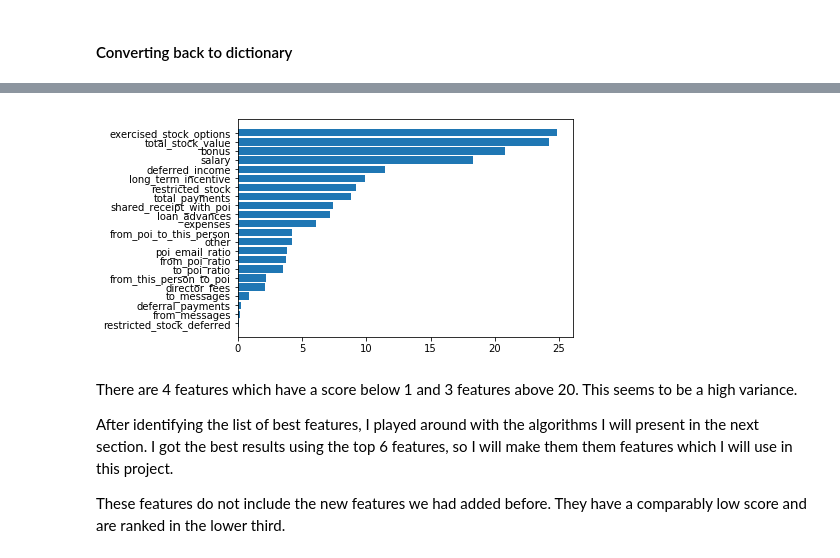
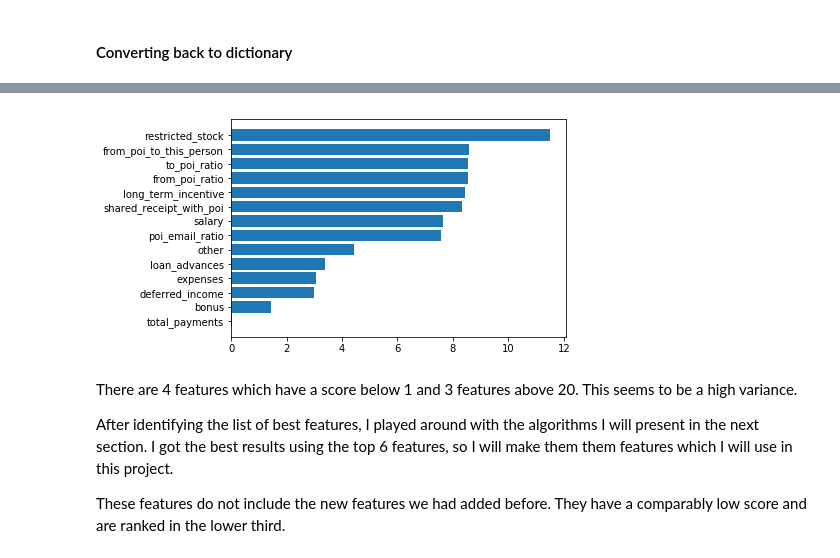
Before and after one commit to Laura-O/UDA-P1, a Jupyter notebook: Project_5/Enron POI detection.ipynb, the cells around one changed output, grey strips where cells are left out. Saved outputs shown, nothing was run; the diff lists cells and outputs as text; code cells hidden in the pictures.

```diff
--- a/Project_5/Enron POI detection.ipynb
+++ b/Project_5/Enron POI detection.ipynb
@@ -37,6 +40,10 @@ financial_features = ['salary', 'deferral_payments', 'total_payments',
                 'deferred_income', 'total_stock_value', 'expenses',
                 'exercised_stock_options', 'other', 'long_term_incentive',
                 'restricted_stock', 'director_fees']
+
+email_features = ['to_messages', 'shared_receipt_with_poi',
+                  'from_messages', 'from_this_person_to_poi',
+                  'from_poi_to_this_person']
 # %% [markdown]
 ### Data overview
 # %%
@@ -106,7 +115,11 @@ enron_df = enron_df.drop("THE TRAVEL AGENCY IN THE PARK", 0)
 enron_df = enron_df.drop("TOTAL", 0)
 enron_df = enron_df.drop('email_address', 1)
 
+enron_df[email_features] = enron_df[email_features].fillna(enron_df[email_features].median())
 enron_df[financial_features] = enron_df[financial_features].fillna(0)
+
+for f in financial_features:
+    enron_df[f] = np.log1p(abs(enron_df[f]))
 # %% [markdown]
 I will creater another plot of the features 'bonus' and 'total payments' to visualize the effect of the replaced outliers.
 # %%
@@ -125,6 +138,9 @@ There are still two entries which have a very high amount of bonus or total paym
 # %%
 enron_df[financial_features] = enron_df[financial_features].fillna(0)
 enron_df = enron_df.fillna(enron_df.median().to_dict())
+# %%
+for f in financial_features:
+    enron_df[f] = np.log1p(abs(enron_df[f]))
 # %% [markdown]
 ## Create new features
 
@@ -195,30 +213,84 @@ For a better overview, I will also plot the results.
 ### Task 4: Try a varity of classifiers
 ### Please name your classifier clf for easy export below.
 ### Note that if you want to do PCA or other multi-stage operations,
-### you'll need to use Pipelines. For more info:
+### you'll need to use Pipelines. For more info:in
 ### http://scikit-learn.org/stable/modules/pipeline.html
 from sklearn.metrics import accuracy_score
 from sklearn.metrics import precision_score
 from sklearn.metrics import recall_score
 from sklearn.preprocessing import MinMaxScaler
+from sklearn.feature_selection import SelectKBest, f_classif
 from sklearn.cross_validation import train_test_split
+from pprint import pprint
 
 features_train, features_test, labels_train, labels_test = \
 train_test_split(features, labels, test_size=0.3, random_state=42)
 
-## SelectKBest
-from sklearn.feature_selection import SelectKBest, f_classif
-k = 20
-selector = SelectKBest(f_classif, k=k).fit(features, labels)
-scores = selector.scores_
-unsorted_pairs = zip(features_list[1:], scores)
-sorted_pairs = list(sorted(unsorted_pairs, key=lambda x: x[1]))
-k_features, k_scores = map(list, zip(*sorted_pairs))
-ind = np.arange(len(k_scores))
+from sklearn.model_selection import StratifiedShuffleSplit
+from pprint import pprint
+# For sklearn 0.17 or older
+# splits = StratifiedShuffleSplit(labels, n_iter = 1000, random_state=42)
 
-print(sorted_pairs)
+sss = StratifiedShuffleSplit(n_splits = 1000, random_state=42)
 
-plt.barh(ind, k_scores)
-plt.yticks(ind, k_features)
+k = 5 # Change this to the number of features to use.
+
+# We will include all the features into variable best_features, then group by their
+# occurrences.
+features_scores = {}
+
+# For sklearn 0.17 or older
+# for i_train, i_test in splits:
+
+for i_train, i_test in sss.split(features, labels):
+    features_train, features_test = [features[i] for i in i_train], [features[i] for i in i_test]
+    labels_train, labels_test = [labels[i] for i in i_train], [labels[i] for i in i_test]
+
+    # fit selector to training set
+    selector = SelectKBest(k = k)
+    selector.fit(features_train, labels_train)
+
+    # Get scores of each feature:
+    sel_features = np.array(features_list[1:])[selector.get_support()]
+    sel_list = []
+    for i in range(len(sel_features)):
+        sel_list.append([sel_features[i], selector.scores_[i],selector.pvalues_[i]])
+
+    # Fill to feature_scores dictionary
+    for feat, score, pvalue in sel_list:
+        if feat not in features_scores:
+            features_scores[feat] = {'scores': [], 'pvalues': []}
+        features_scores[feat]['scores'].append(score)
+        features_scores[feat]['pvalues'].append(pvalue)
+
+# Average scores and pvalues of each feature
+features_scores_l = [] # tuple of feature name, avg scores, avg pvalues
+for feat in features_scores:
+    features_scores_l.append((
+        feat,
+        np.mean(features_scores[feat]['scores']),
+        np.mean(features_scores[feat]['pvalues'])
+    ))
+
+# Sort by scores and display
+import operator
+sorted_feature_scores = sorted(features_scores_l, key=operator.itemgetter(1), reverse=True)
+sorted_feature_scores_str = ["{}, {}, {}".format(x[0], x[1], x[2]) for x in sorted_feature_scores]
+
+print "feature, score, pvalue"
+pprint(sorted_feature_scores_str)
+
+my_features = []
+for i in range(0,4):
+    my_features.append(sorted_feature_scores[i][0])
+print(my_features)
+
+# Barplot
+ind = np.arange(len(sorted_feature_scores))
+feature = zip(*sorted_feature_scores)[0]
+score = zip(*sorted_feature_scores)[1]
+
+plt.barh(-ind, score)
+plt.yticks(-ind, feature)
 plt.show()
 # %% [output]
@@ -226,4 +313,4 @@ plt.show()
-[figure, old version]
+[figure, new version]
 # %% [markdown]
 There are 4 features which have a score below 1 and 3 features above 20. This seems to be a high variance.
 
```
Also changed, not shown: parts of 15 cells of this notebook, 4 other files.
